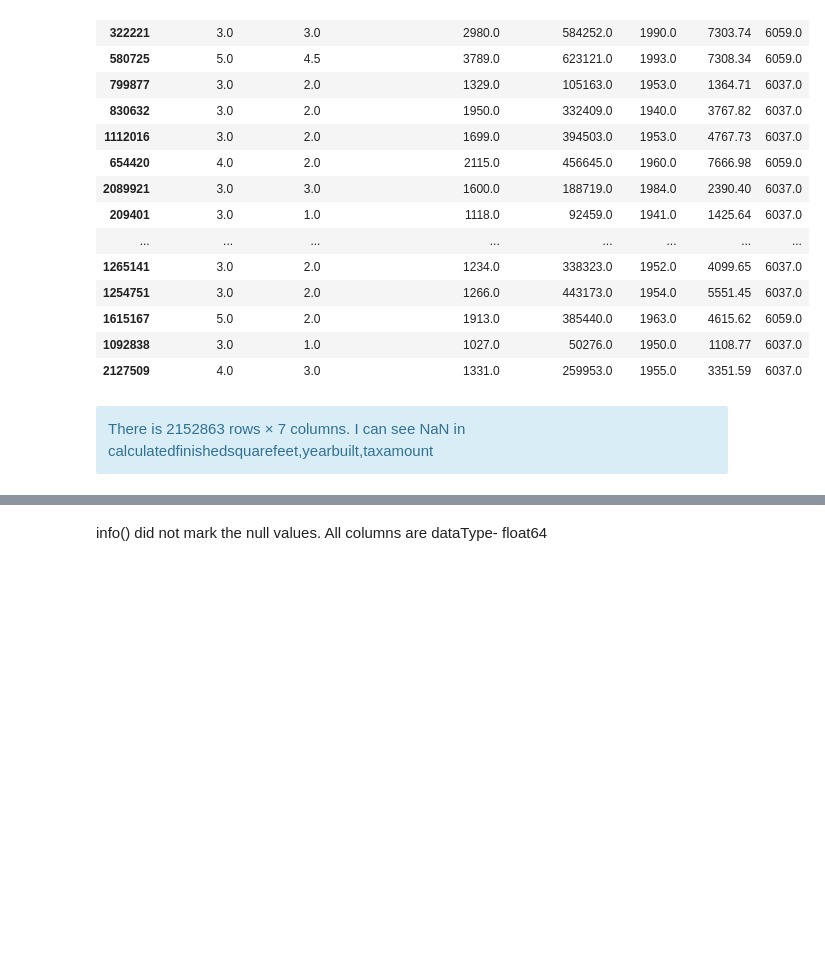
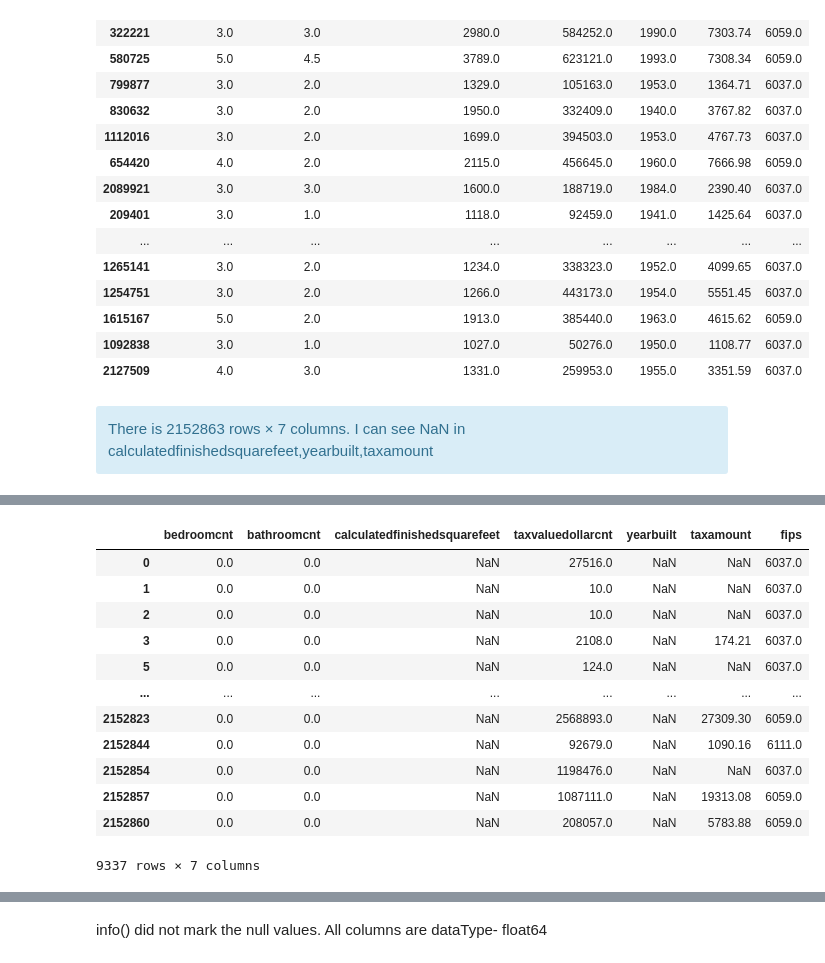
Before and after one commit to Yvette-Ibarra/regression-exercises, a Jupyter notebook: wrangle.ipynb, the cells around one changed output, grey strips where cells are left out. Saved outputs shown, nothing was run; the diff lists cells and outputs as text; code cells hidden in the pictures; blank space fills up the shorter version.

```diff
--- a/wrangle.ipynb
+++ b/wrangle.ipynb
@@ -46,0 +89,16 @@ df.info()
+# %%
+df[df.yearbuilt.isnull()]
+# %% [output]
+|  | bedroomcnt | bathroomcnt | calculatedfinishedsquarefeet | taxvaluedollarcnt | yearbuilt | taxamount | fips |
+| 0 | 0.0 | 0.0 | NaN | 27516.0 | NaN | NaN | 6037.0 |
+| 1 | 0.0 | 0.0 | NaN | 10.0 | NaN | NaN | 6037.0 |
+| 2 | 0.0 | 0.0 | NaN | 10.0 | NaN | NaN | 6037.0 |
+| 3 | 0.0 | 0.0 | NaN | 2108.0 | NaN | 174.21 | 6037.0 |
+| 5 | 0.0 | 0.0 | NaN | 124.0 | NaN | NaN | 6037.0 |
+| ... | ... | ... | ... | ... | ... | ... | ... |
+| 2152823 | 0.0 | 0.0 | NaN | 2568893.0 | NaN | 27309.30 | 6059.0 |
+| 2152844 | 0.0 | 0.0 | NaN | 92679.0 | NaN | 1090.16 | 6111.0 |
+| 2152854 | 0.0 | 0.0 | NaN | 1198476.0 | NaN | NaN | 6037.0 |
+| 2152857 | 0.0 | 0.0 | NaN | 1087111.0 | NaN | 19313.08 | 6059.0 |
+| 2152860 | 0.0 | 0.0 | NaN | 208057.0 | NaN | 5783.88 | 6059.0 |
+9337 rows × 7 columns
```
Also changed, not shown: parts of 18 cells of this notebook.
